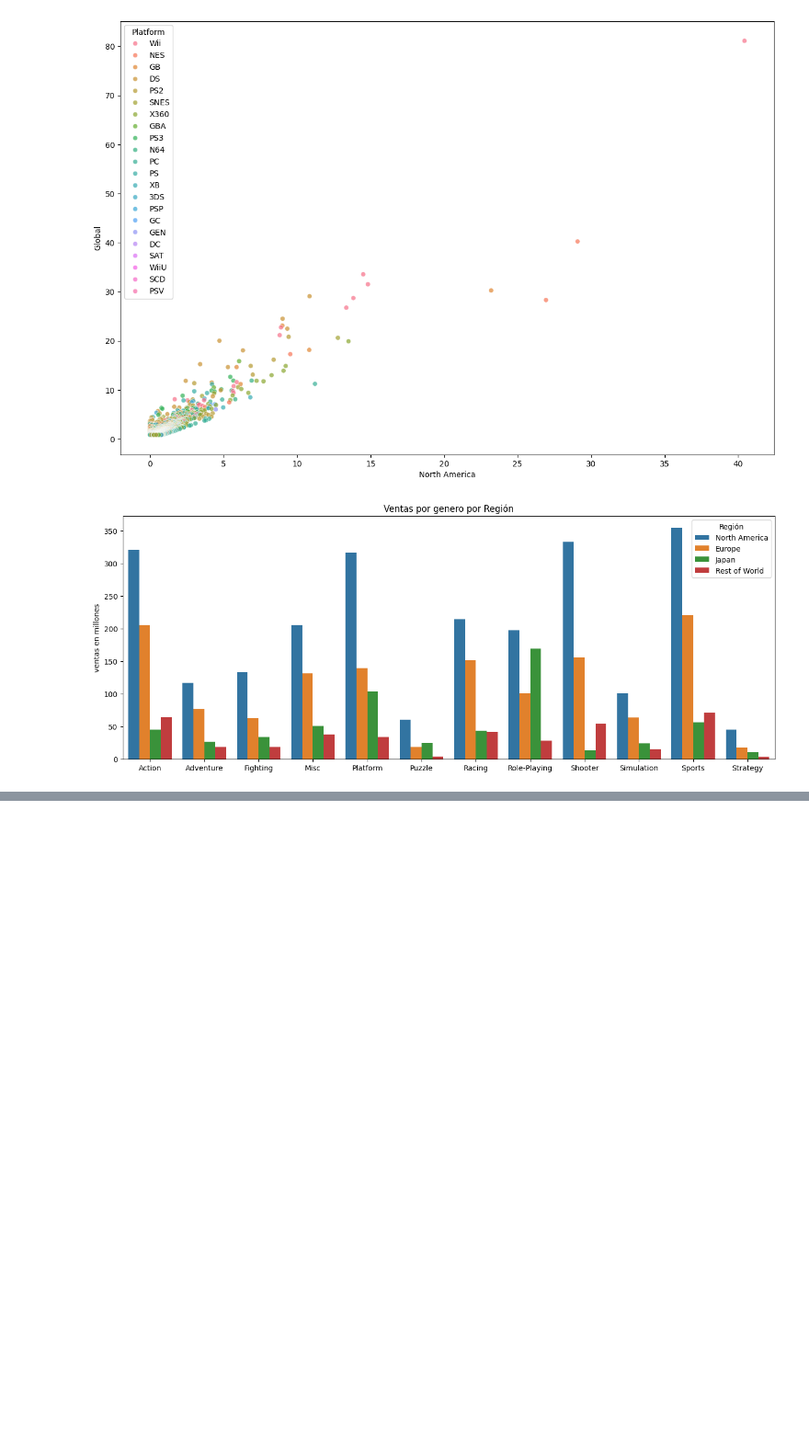
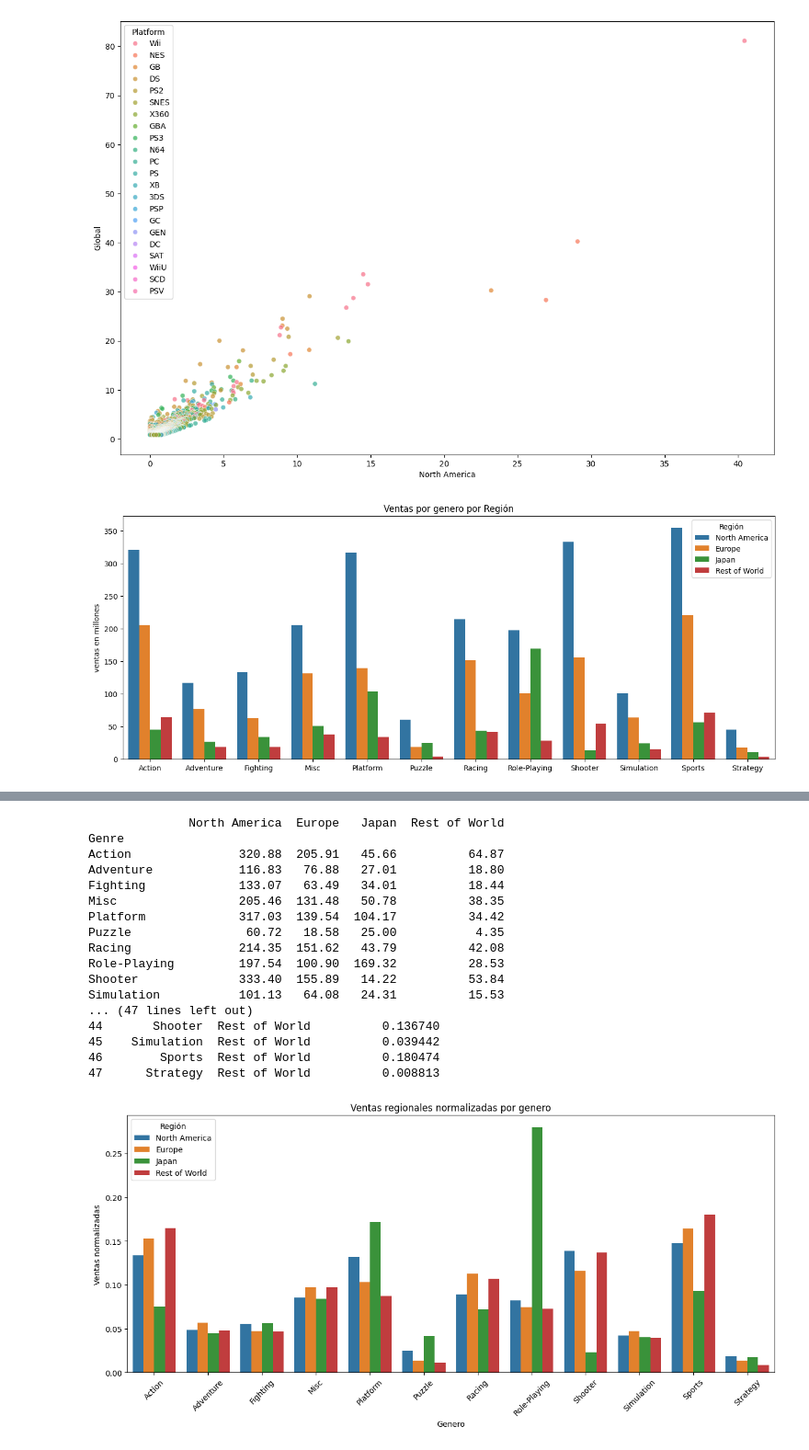
Before and after one commit to pablo-mada/Proyecto-Final, a Jupyter notebook: Notebooks/04_Visualizacion.ipynb, the cells around one changed output, grey strips where cells are left out. Shown at 92% size. Cells and saved outputs as stored; diff of their text form; code cells hidden in the pictures; blank space fills up the shorter version.

Commit message:
Realizamos un analisis de ventas por genero y región

```diff
--- a/Notebooks/04_Visualizacion.ipynb
+++ b/Notebooks/04_Visualizacion.ipynb
@@ -118,0 +165,49 @@ plt.show()
+# %%
+import seaborn as sns
+preferencias_regionales_por_genero = df.groupby('Genre').agg({
+    'North America': 'sum',
+    'Europe': 'sum',
+    'Japan': 'sum',
+    'Rest of World': 'sum'
+})
+
+total_ventas_por_region = preferencias_regionales_por_genero.sum()
+
+preferencia_normalizada_por_genero = preferencias_regionales_por_genero / total_ventas_por_region
+
+
+print(preferencias_regionales_por_genero)
+
+
+data_melted = preferencia_normalizada_por_genero.reset_index().melt(id_vars='Genre', var_name='Region', value_name='Normalized Sales')
+
+print(data_melted)
+
+
+plt.figure(figsize=(15, 6))
+sns.barplot(x='Genre', y='Normalized Sales', hue='Region', data=data_melted)
+plt.title('Ventas regionales normalizadas por genero')
+plt.xlabel('Genero')
+plt.ylabel('Ventas normalizadas')
+plt.xticks(rotation=45)
+plt.legend(title='Región', loc='upper left')
+plt.show()
+# %% [output]
+              North America  Europe   Japan  Rest of World
+Genre
+Action               320.88  205.91   45.66          64.87
+Adventure            116.83   76.88   27.01          18.80
+Fighting             133.07   63.49   34.01          18.44
+Misc                 205.46  131.48   50.78          38.35
+Platform             317.03  139.54  104.17          34.42
+Puzzle                60.72   18.58   25.00           4.35
+Racing               214.35  151.62   43.79          42.08
+Role-Playing         197.54  100.90  169.32          28.53
+Shooter              333.40  155.89   14.22          53.84
+Simulation           101.13   64.08   24.31          15.53
+... (47 lines left out)
+44       Shooter  Rest of World          0.136740
+45    Simulation  Rest of World          0.039442
+46        Sports  Rest of World          0.180474
+47      Strategy  Rest of World          0.008813
+[figure, added]
```
Also changed, not shown: parts of 3 cells of this notebook.
